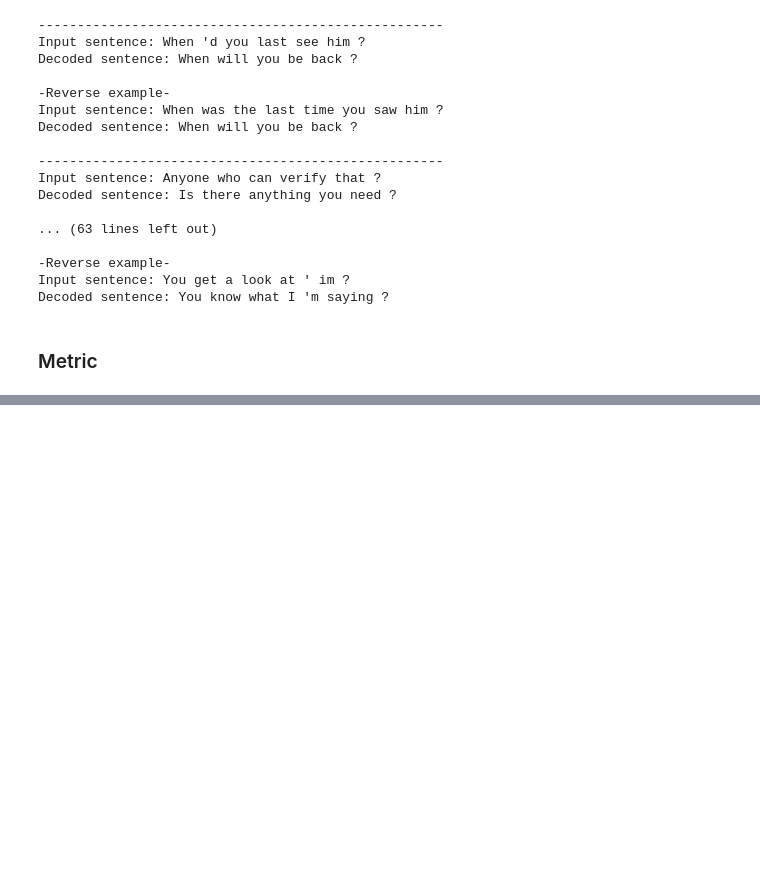
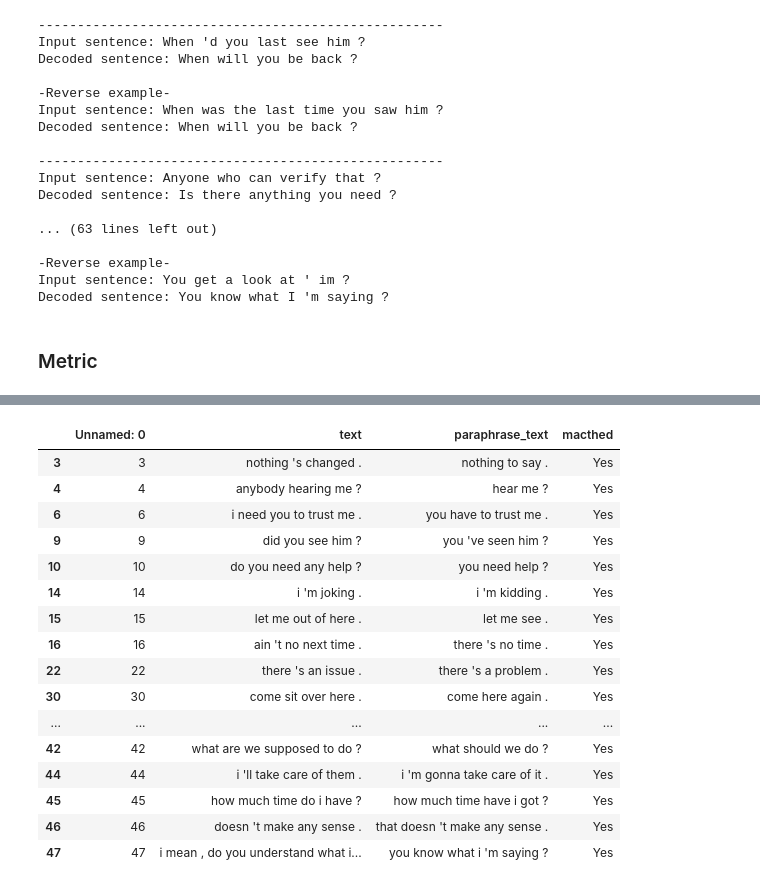
Before and after one commit to vseloved/prj-nlp-2020, a Jupyter notebook: students/DmytroBabenko/12-nlg-hw/12-nlg.ipynb, the cells around one changed output, grey strips where cells are left out. Saved outputs shown, nothing was run; the diff lists cells and outputs as text; code cells hidden in the pictures; blank space fills up the shorter version.

```diff
--- a/students/DmytroBabenko/12-nlg-hw/12-nlg.ipynb
+++ b/students/DmytroBabenko/12-nlg-hw/12-nlg.ipynb
@@ -308,0 +754,22 @@ scores
+# %%
+df_yes = df_annotated.loc[df_annotated['macthed'] == 'Yes']
+# %%
+df_yes
+# %% [output]
+|  | Unnamed: 0 | text | paraphrase_text | macthed |
+| 3 | 3 | nothing 's changed . | nothing to say . | Yes |
+| 4 | 4 | anybody hearing me ? | hear me ? | Yes |
+| 6 | 6 | i need you to trust me . | you have to trust me . | Yes |
+| 9 | 9 | did you see him ? | you 've seen him ? | Yes |
+| 10 | 10 | do you need any help ? | you need help ? | Yes |
+| 14 | 14 | i 'm joking . | i 'm kidding . | Yes |
+| 15 | 15 | let me out of here . | let me see . | Yes |
+| 16 | 16 | ain 't no next time . | there 's no time . | Yes |
+| 22 | 22 | there 's an issue . | there 's a problem . | Yes |
+| 30 | 30 | come sit over here . | come here again . | Yes |
+| ... | ... | ... | ... | ... |
+| 42 | 42 | what are we supposed to do ? | what should we do ? | Yes |
+| 44 | 44 | i 'll take care of them . | i 'm gonna take care of it . | Yes |
+| 45 | 45 | how much time do i have ? | how much time have i got ? | Yes |
+| 46 | 46 | doesn 't make any sense . | that doesn 't make any sense . | Yes |
+| 47 | 47 | i mean , do you understand what i... | you know what i 'm saying ? | Yes |
```
Also changed, not shown: parts of 72 cells of this notebook, 1 other file.
